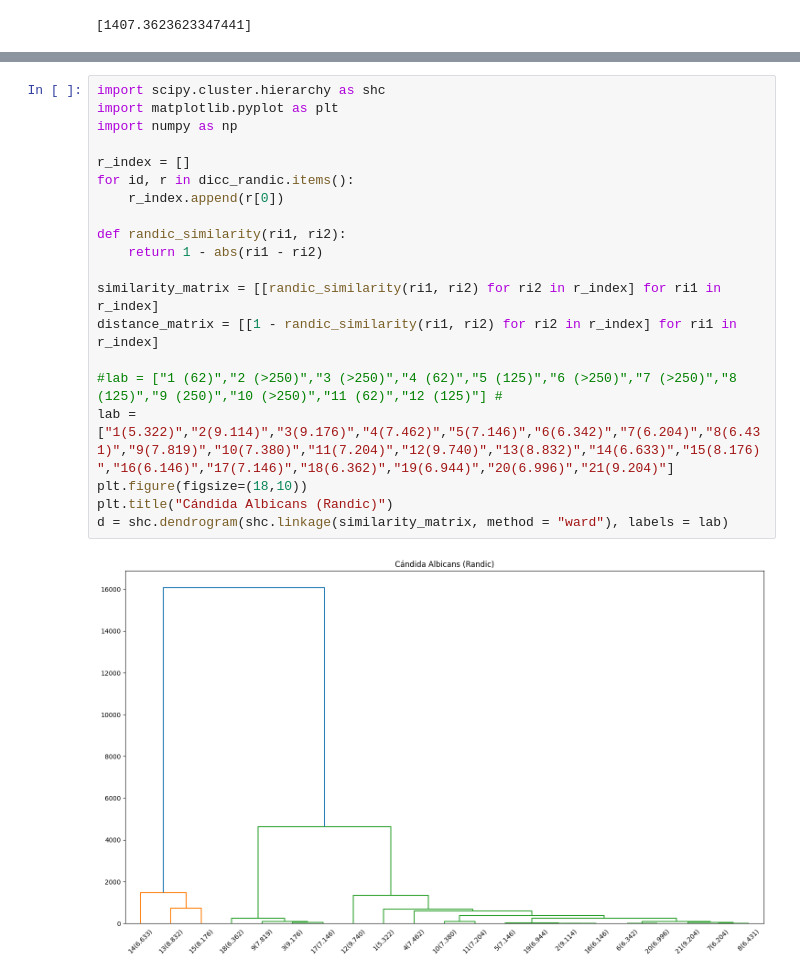
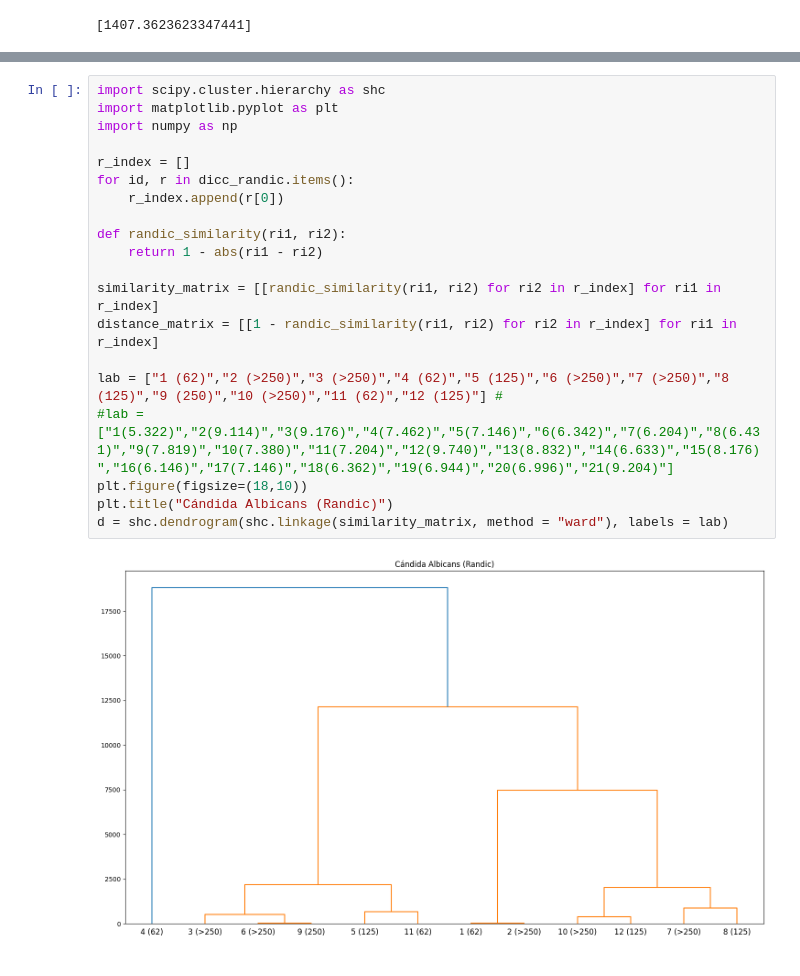
Before and after one commit to jisusP/Art-culo, a Jupyter notebook: molecula_xyz.ipynb, the cells around one changed output, grey strips where cells are left out. Saved outputs shown, nothing was run; the diff lists cells and outputs as text.

```diff
--- a/molecula_xyz.ipynb
+++ b/molecula_xyz.ipynb
@@ -256,25 +258,25 @@ dict_items([(1, [668.9244080099603]), (2, [528.1675139205984]), (3, [968.0765308
 # %%
 import scipy.cluster.hierarchy as shc
 import matplotlib.pyplot as plt
 import numpy as np
 
 r_index = []
 for id, r in dicc_randic.items():
     r_index.append(r[0])
 
 def randic_similarity(ri1, ri2):
     return 1 - abs(ri1 - ri2)
 
 similarity_matrix = [[randic_similarity(ri1, ri2) for ri2 in r_index] for ri1 in r_index]
 distance_matrix = [[1 - randic_similarity(ri1, ri2) for ri2 in r_index] for ri1 in r_index]
 
-#lab = ["1 (62)","2 (>250)","3 (>250)","4 (62)","5 (125)","6 (>250)","7 (>250)","8 (125)","9 (250)","10 (>250)","11 (62)","12 (125)"] #
-lab = ["1(5.322)","2(9.114)","3(9.176)","4(7.462)","5(7.146)","6(6.342)","7(6.204)","8(6.431)","9(7.819)","10(7.380)","11(7.204)","12(9.740)","13(8.832)","14(6.633)","15(8.176)","16(6.146)","17(7.146)","18(6.362)","19(6.944)","20(6.996)","21(9.204)"]
+lab = ["1 (62)","2 (>250)","3 (>250)","4 (62)","5 (125)","6 (>250)","7 (>250)","8 (125)","9 (250)","10 (>250)","11 (62)","12 (125)"] #
+#lab = ["1(5.322)","2(9.114)","3(9.176)","4(7.462)","5(7.146)","6(6.342)","7(6.204)","8(6.431)","9(7.819)","10(7.380)","11(7.204)","12(9.740)","13(8.832)","14(6.633)","15(8.176)","16(6.146)","17(7.146)","18(6.362)","19(6.944)","20(6.996)","21(9.204)"]
 plt.figure(figsize=(18,10))
 plt.title("Cándida Albicans (Randic)")
 d = shc.dendrogram(shc.linkage(similarity_matrix, method = "ward"), labels = lab)
 # %% [output]
-[figure, old version]
+[figure, new version]
 # %%
 import seaborn as sns
 plt.figure(figsize=(10, 8))
```
Also changed, not shown: parts of 4 cells of this notebook.
